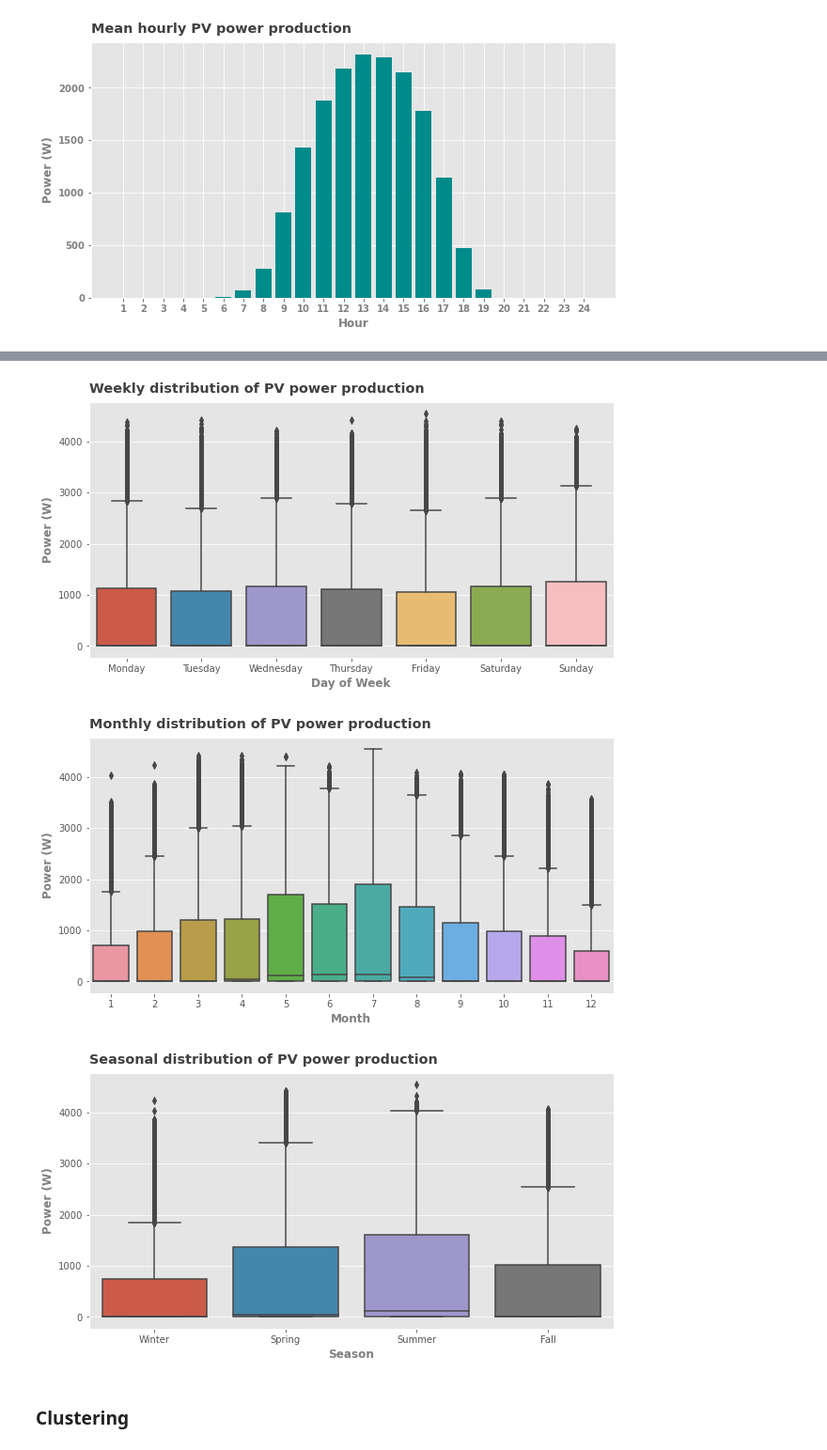
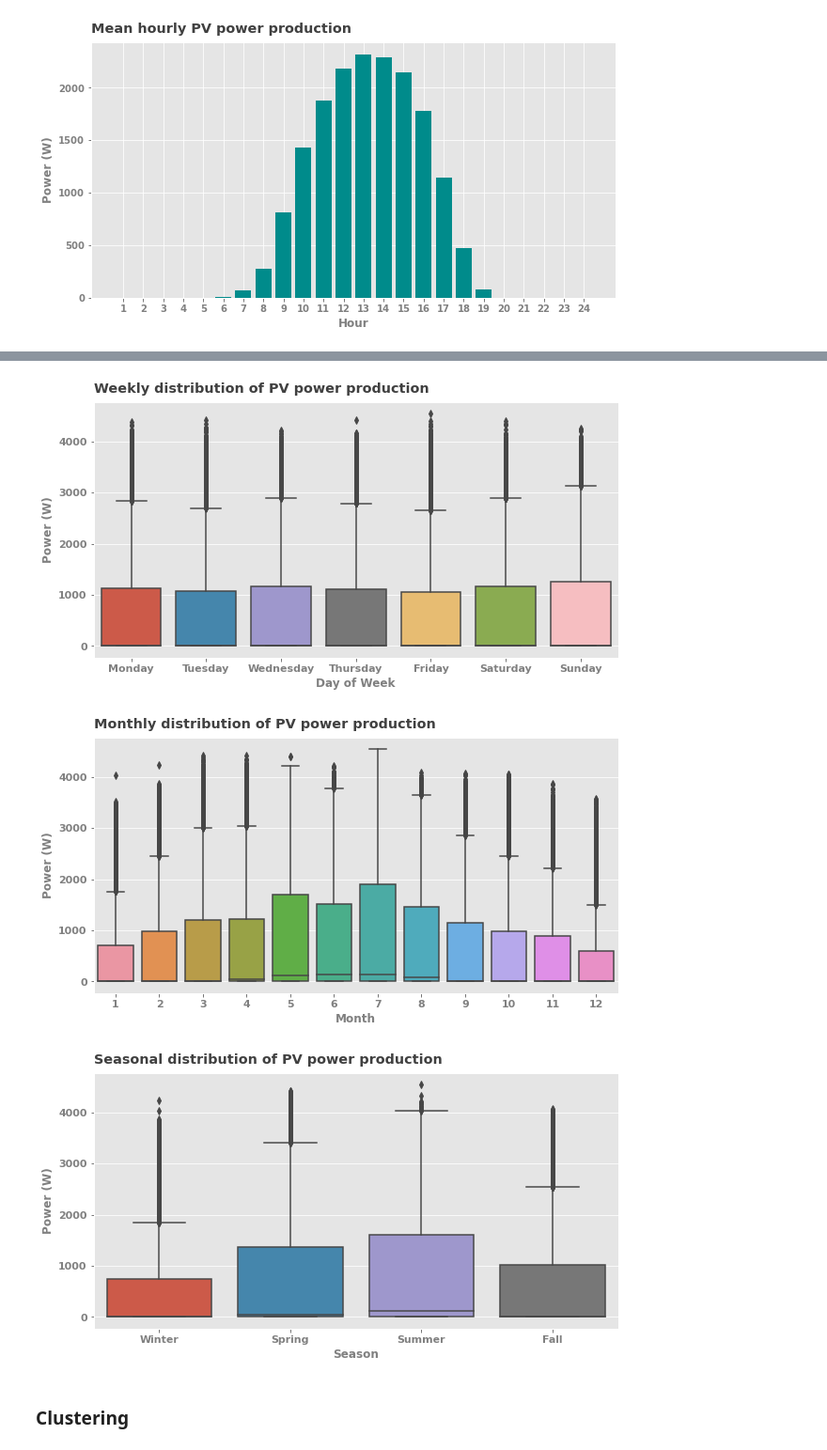
Before and after one commit to herbertj95/PV-Power-Forecast, a Jupyter notebook: PV Power Production Forecast Jupyter Notebook.ipynb, the cells around one changed output, grey strips where cells are left out. Shown at 94% size. Cells and saved outputs as stored; diff of their text form; code cells hidden in the pictures.

```diff
--- a/PV Power Production Forecast Jupyter Notebook.ipynb
+++ b/PV Power Production Forecast Jupyter Notebook.ipynb
@@ -432,6 +435,8 @@ sns.boxplot(x= data_final.Hour, y= data_final.Power)
 plt.xlabel("Hour", alpha= 0.75, weight= "bold")
 plt.ylabel("Power (W)", alpha= 0.75, weight= "bold")
 plt.title("Hourly distribution of PV power production", alpha= 0.75, weight= "bold", loc= "left", pad= 10)
+plt.xticks(alpha= 0.75, weight= "bold", fontsize= 11)
+plt.yticks(alpha= 0.75, weight= "bold", fontsize= 11)
 plt.show()
 
 sns.boxplot(x= data_final.Dayofweek, y= data_final.Power)
@@ -440,12 +445,16 @@ plt.ylabel("Power (W)", alpha= 0.75, weight= "bold")
 plt.xticks([0,1,2,3,4,5,6],['Monday', 'Tuesday', 'Wednesday', 'Thursday', 'Friday', 'Saturday', 'Sunday'])
 plt.xticks(rotation=0)
 plt.title("Weekly distribution of PV power production", alpha= 0.75, weight= "bold", loc= "left", pad= 10)
+plt.xticks(alpha= 0.75, weight= "bold", fontsize= 11)
+plt.yticks(alpha= 0.75, weight= "bold", fontsize= 11)
 plt.show()
 
 sns.boxplot(x= data_final.Month, y= data_final.Power)
 plt.xlabel("Month", alpha= 0.75, weight= "bold")
 plt.ylabel("Power (W)", alpha= 0.75, weight= "bold")
 plt.title("Monthly distribution of PV power production", alpha= 0.75, weight= "bold", loc= "left", pad= 10)
+plt.xticks(alpha= 0.75, weight= "bold", fontsize= 11)
+plt.yticks(alpha= 0.75, weight= "bold", fontsize= 11)
 plt.show()
 
 sns.boxplot(data= data_final, x= 'Season', y= 'Power')
@@ -453,5 +462,7 @@ plt.xlabel("Season", alpha= 0.75, weight= "bold")
 plt.ylabel("Power (W)", alpha= 0.75, weight= "bold")
 plt.xticks([0,1,2,3],['Winter', 'Spring', 'Summer','Fall'])
 plt.title("Seasonal distribution of PV power production", alpha= 0.75, weight= "bold", loc= "left", pad= 10)
+plt.xticks(alpha= 0.75, weight= "bold", fontsize= 11)
+plt.yticks(alpha= 0.75, weight= "bold", fontsize= 11)
 plt.show()
 # %% [output]
@@ -459,6 +470,6 @@ plt.show()
-[figure, old version]
+[figure, new version]
-[figure, old version]
+[figure, new version]
-[figure, old version]
+[figure, new version]
 # %% [markdown]
 ### Clustering
 # %%
```
Also changed, not shown: parts of 14 cells of this notebook, 1 other file.
